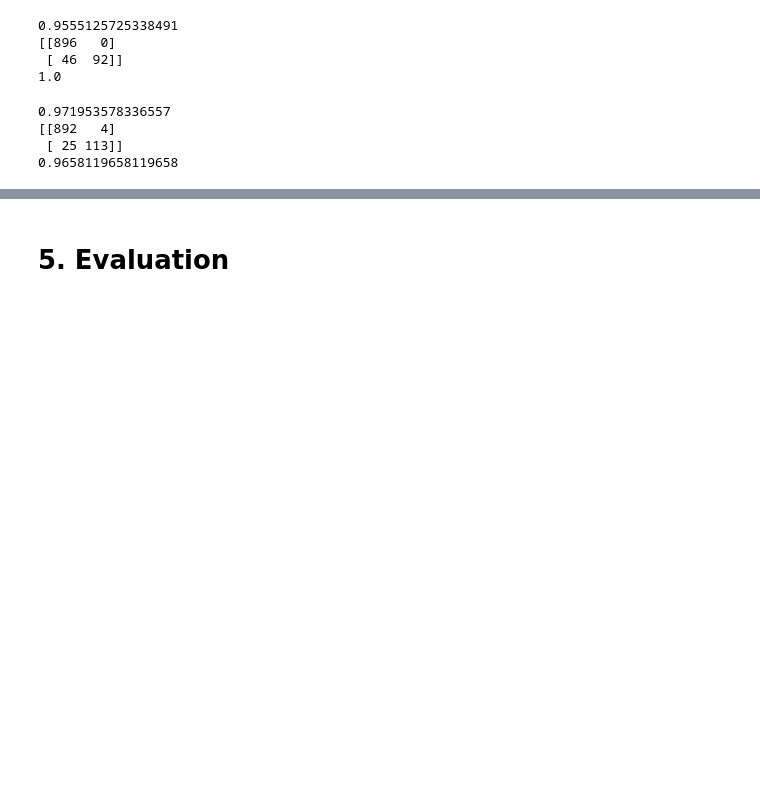
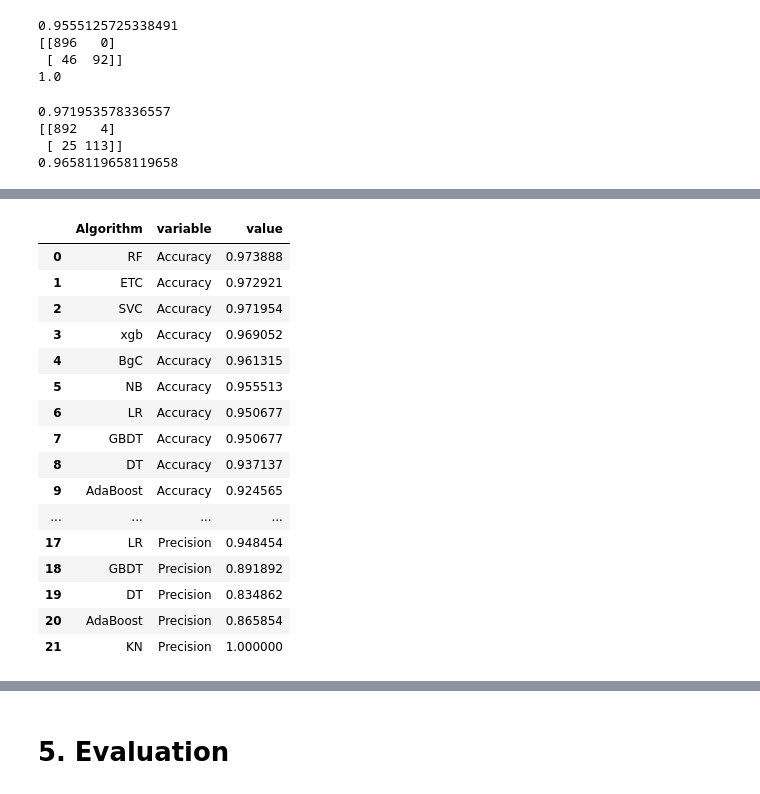
Before and after one commit to AndrewHrechyn/SMS-Spam-Classifier, a Jupyter notebook: main.ipynb, the cells around one changed output, grey strips where cells are left out. Cells and saved outputs as stored; diff of their text form; code cells hidden in the pictures; blank space fills up the shorter version.

```diff
--- a/main.ipynb
+++ b/main.ipynb
@@ -448,0 +554,20 @@ print("try")
+# %%
+performance_df1
+# %% [output]
+|  | Algorithm | variable | value |
+| 0 | RF | Accuracy | 0.973888 |
+| 1 | ETC | Accuracy | 0.972921 |
+| 2 | SVC | Accuracy | 0.971954 |
+| 3 | xgb | Accuracy | 0.969052 |
+| 4 | BgC | Accuracy | 0.961315 |
+| 5 | NB | Accuracy | 0.955513 |
+| 6 | LR | Accuracy | 0.950677 |
+| 7 | GBDT | Accuracy | 0.950677 |
+| 8 | DT | Accuracy | 0.937137 |
+| 9 | AdaBoost | Accuracy | 0.924565 |
+| ... | ... | ... | ... |
+| 17 | LR | Precision | 0.948454 |
+| 18 | GBDT | Precision | 0.891892 |
+| 19 | DT | Precision | 0.834862 |
+| 20 | AdaBoost | Precision | 0.865854 |
+| 21 | KN | Precision | 1.000000 |
```
Also changed, not shown: parts of 20 cells of this notebook.
